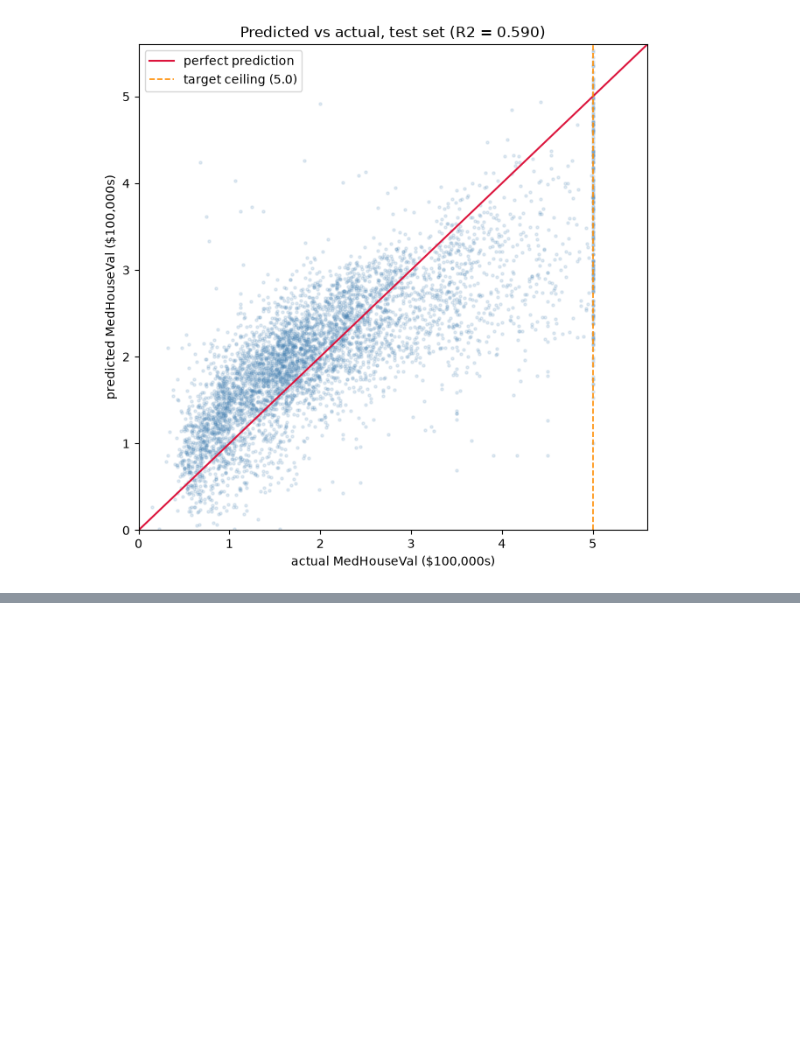
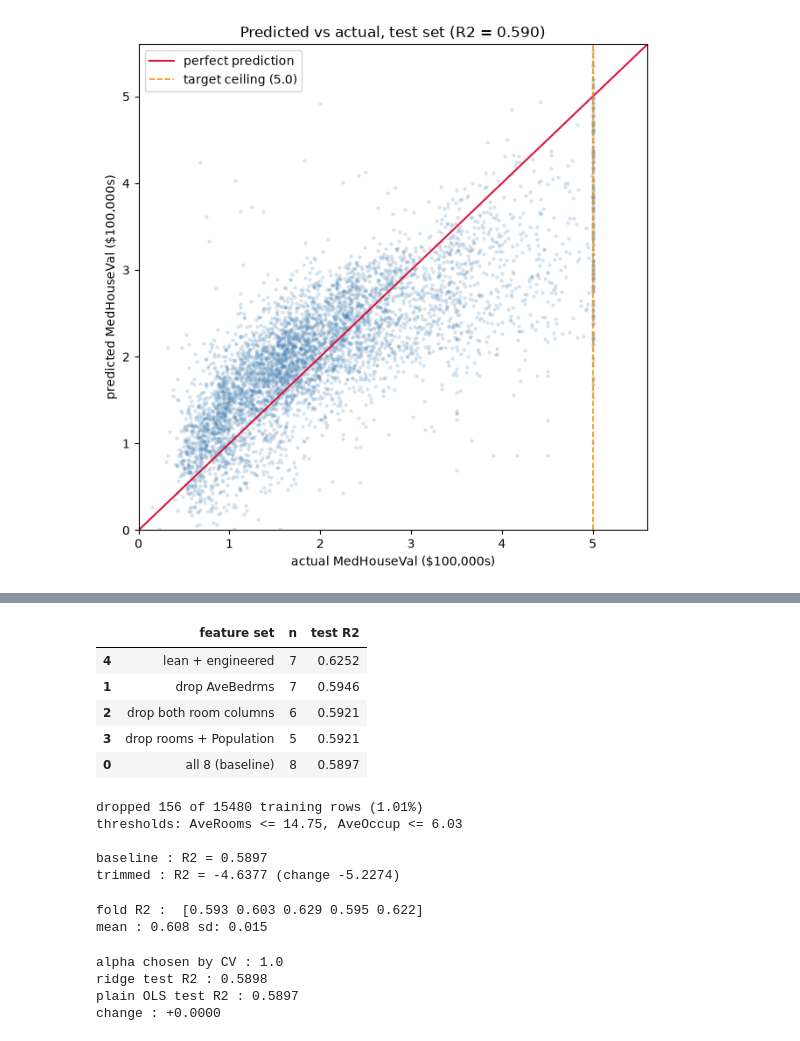
Before and after one commit to dwainXDL/california-housing-regression, a Jupyter notebook: regression.ipynb, the cells around one changed output, grey strips where cells are left out. Drawn from its saved outputs; the diff is of its cells as text; code cells hidden in the pictures; blank space fills up the shorter version.

```diff
--- a/regression.ipynb
+++ b/regression.ipynb
@@ -194,0 +285,76 @@ plt.show()
+# %%
+CANDIDATES = {
+    "all 8 (baseline)": FEATURES,
+    "drop AveBedrms": [f for f in FEATURES if f != "AveBedrms"],
+    "drop both room columns": [f for f in FEATURES if f not in ("AveRooms", "AveBedrms")],
+    "drop rooms + Population": [f for f in FEATURES if f not in ("AveRooms", "AveBedrms", "Population")],
+    "lean + engineered": ["MedInc", "HouseAge", "AveOccup", "Latitude", "Longitude", "RoomsPerPerson", "BedrmRatio"],
+}
+
+cand_rows = [{"feature set": k, "n": len(v), "test R2": evaluate(v)["R2"]}
+             for k, v in CANDIDATES.items()]
+
+# keep lean model as named result for last cells
+lean = evaluate(CANDIDATES["lean + engineered"], label = "lean + engineered")
+
+pd.DataFrame(cand_rows).sort_values("test R2", ascending=False).round(4)
+# %% [output]
+|  | feature set | n | test R2 |
+| 4 | lean + engineered | 7 | 0.6252 |
+| 1 | drop AveBedrms | 7 | 0.5946 |
+| 2 | drop both room columns | 6 | 0.5921 |
+| 3 | drop rooms + Population | 5 | 0.5921 |
+| 0 | all 8 (baseline) | 8 | 0.5897 |
+# %%
+hi_rooms = train["AveRooms"].quantile(0.995)
+hi_occup = train["AveOccup"].quantile(0.995)
+keep_mask = (train["AveRooms"] <= hi_rooms) & (train["AveOccup"] <= hi_occup)
+train_trim = train[keep_mask]
+
+dropped = int((~keep_mask).sum())
+print(f"dropped {dropped} of {len(train)} training rows ({dropped / len(train):.2%})")
+print(f"thresholds: AveRooms <= {hi_rooms:.2f}, AveOccup <= {hi_occup:.2f}\n")
+
+trim = evaluate(FEATURES, tr=train_trim, label="OLS, train outliers trimmed")
+print(f"baseline : R2 = {base['R2']:.4f}")
+print(f"trimmed : R2 = {trim['R2']:.4f} (change {trim['R2'] - base['R2']:+.4f})")
+
+# Only training rows affected and trimmed, to leave out outliers in the 99.5th percentime of
+# AveRooms and AveOccup.
+# %% [output]
+dropped 156 of 15480 training rows (1.01%)
+thresholds: AveRooms <= 14.75, AveOccup <= 6.03
+
+baseline : R2 = 0.5897
+trimmed : R2 = -4.6377 (change -5.2274)
+# %%
+# Fine tuning step
+
+cv = cross_val_score(LinearRegression(), train[FEATURES], train[TARGET], cv=5, scoring="r2")
+print("fold R2 : ", np.round(cv, 3))
+print(f"mean : {cv.mean():.3f} sd: {cv.std():.3f}")
+
+# Basically if i split the training data to 5 sets and train it on that, does the
+# model perform consistently across the board or are there major deviations.
+# %% [output]
+fold R2 :  [0.593 0.603 0.629 0.595 0.622]
+mean : 0.608 sd: 0.015
+# %%
+# Ridge must be scaled: the L2 penalty is scale-sensitive, and these columns span
+# Population (thopusands) down to AveBedrm (about 1).
+ridge = make_pipeline(StandardScaler(), RidgeCV(alphas=[0.01, 0.1, 1, 10, 100], cv=5))
+ridge.fit(train[FEATURES], train[TARGET])
+
+alpha = ridge.named_steps["ridgecv"].alpha_
+pred_ridge = ridge.predict(test[FEATURES])
+ridge_r2 = r2_score(test[TARGET], pred_ridge)
+
+print(f"alpha chosen by CV : {alpha}")
+print(f"ridge test R2 : {ridge_r2:.4f}")
+print(f"plain OLS test R2 : {base['R2']:.4f}")
+print(f"change : {ridge_r2 - base['R2']:+.4f}")
+# %% [output]
+alpha chosen by CV : 1.0
+ridge test R2 : 0.5898
+plain OLS test R2 : 0.5897
+change : +0.0000
```
Also changed, not shown: parts of 20 cells of this notebook, 2 other files.
